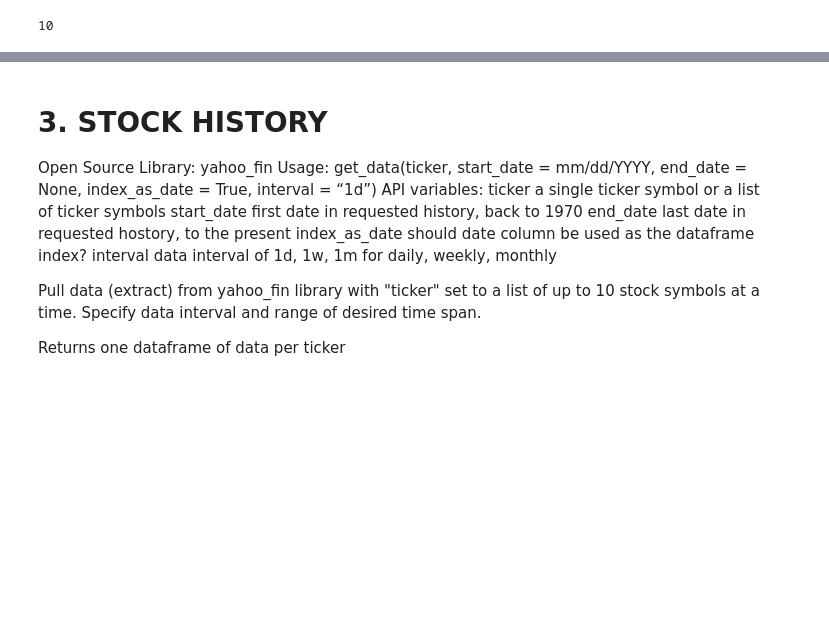
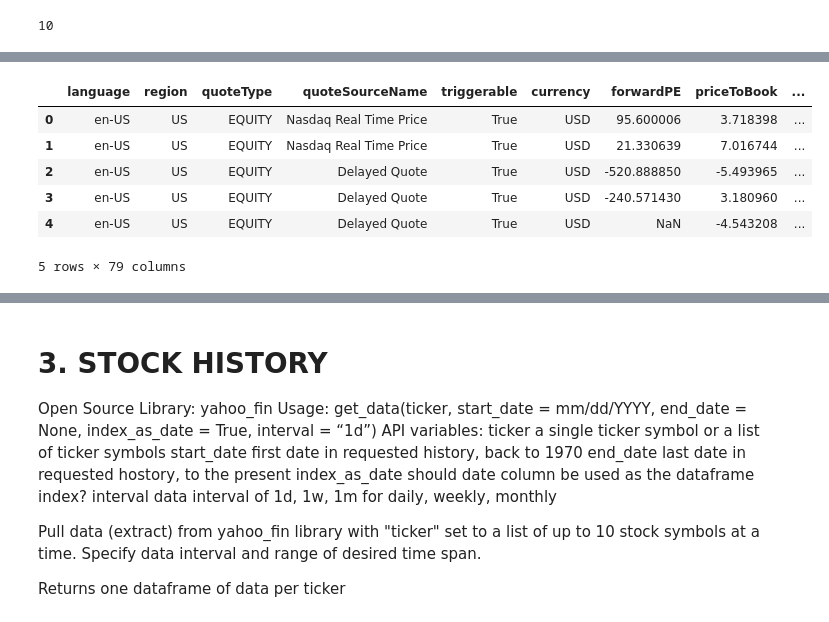
Before and after one commit to V-Villagomez/ETL-Stock-Trends, a Jupyter notebook: Notebooks/project2_yahoofinance.ipynb, the cells around one changed output, grey strips where cells are left out. Cells and saved outputs as stored; diff of their text form; code cells hidden in the pictures; blank space fills up the shorter version.

```diff
--- a/Notebooks/project2_yahoofinance.ipynb
+++ b/Notebooks/project2_yahoofinance.ipynb
@@ -379,0 +212,12 @@ response2_df
+# %%
+# Get the finance_quote_df
+finance_quote_df = response2_df.copy()
+finance_quote_df.head()
+# %% [output]
+|  | language | region | quoteType | quoteSourceName | triggerable | currency | forwardPE | priceToBook | ... |
+| 0 | en-US | US | EQUITY | Nasdaq Real Time Price | True | USD | 95.600006 | 3.718398 | ... |
+| 1 | en-US | US | EQUITY | Nasdaq Real Time Price | True | USD | 21.330639 | 7.016744 | ... |
+| 2 | en-US | US | EQUITY | Delayed Quote | True | USD | -520.888850 | -5.493965 | ... |
+| 3 | en-US | US | EQUITY | Delayed Quote | True | USD | -240.571430 | 3.180960 | ... |
+| 4 | en-US | US | EQUITY | Delayed Quote | True | USD | NaN | -4.543208 | ... |
+5 rows × 79 columns
```
Also changed, not shown: parts of 38 cells of this notebook.
